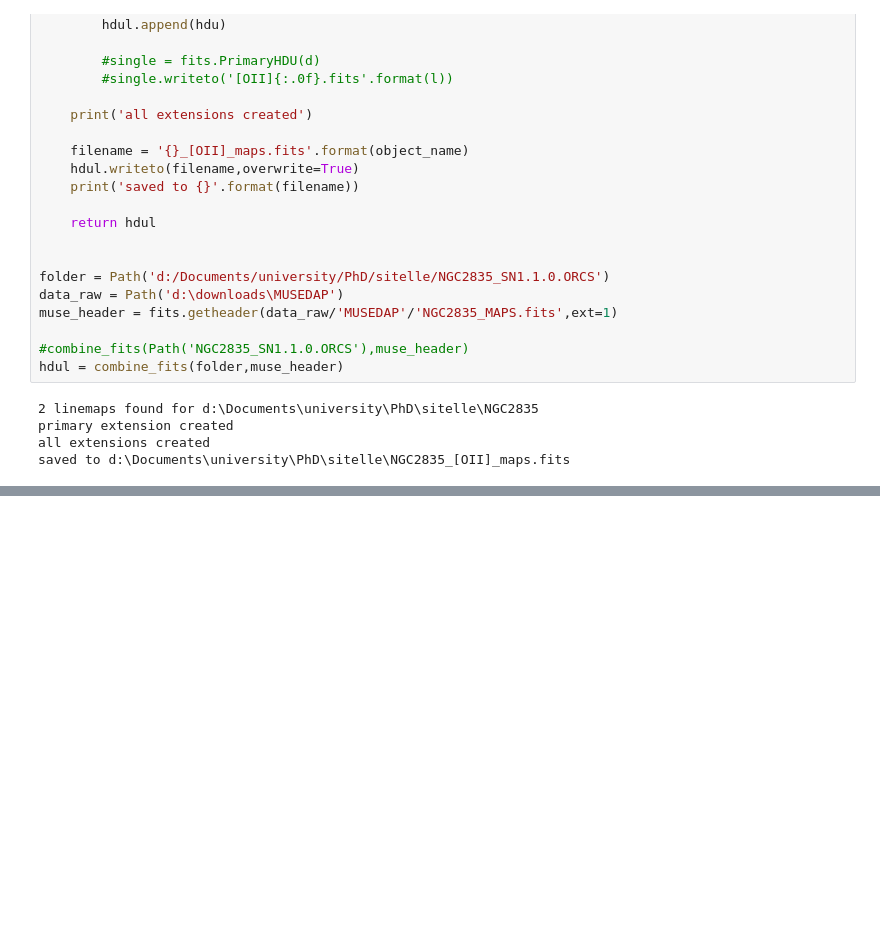
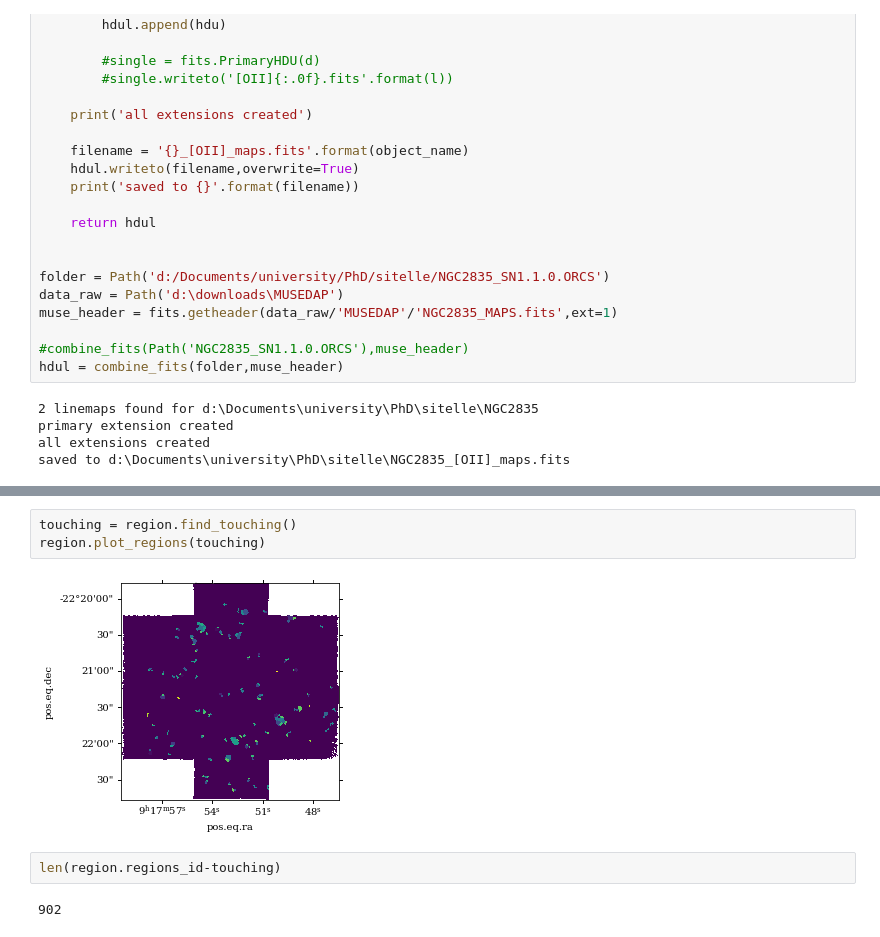
Before and after one commit to fschmnn/pnlf, a Jupyter notebook: notebooks/playground.ipynb, the cells around one changed output, grey strips where cells are left out. Drawn from its saved outputs; the diff is of its cells as text; blank space fills up the shorter version.

```diff
--- a/notebooks/playground.ipynb
+++ b/notebooks/playground.ipynb
@@ -254,0 +461,9 @@ saved to d:\Documents\university\PhD\sitelle\NGC2835_[OII]_maps.fits
+# %%
+touching = region.find_touching()
+region.plot_regions(touching)
+# %% [output]
+[figure, added]
+# %%
+len(region.regions_id-touching)
+# %% [output]
+902
```
Also changed, not shown: parts of 24 cells of this notebook, 7 other files.
